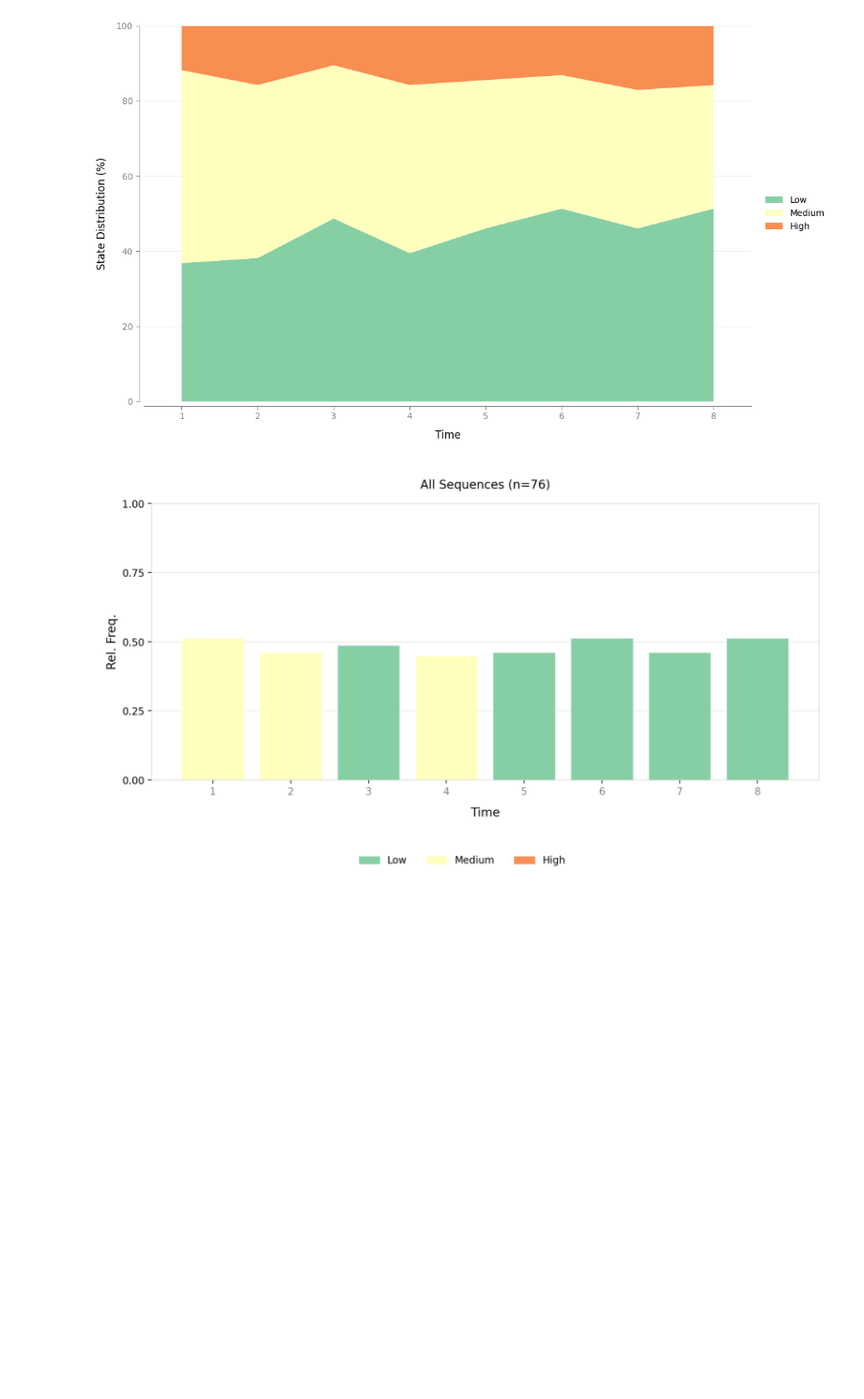
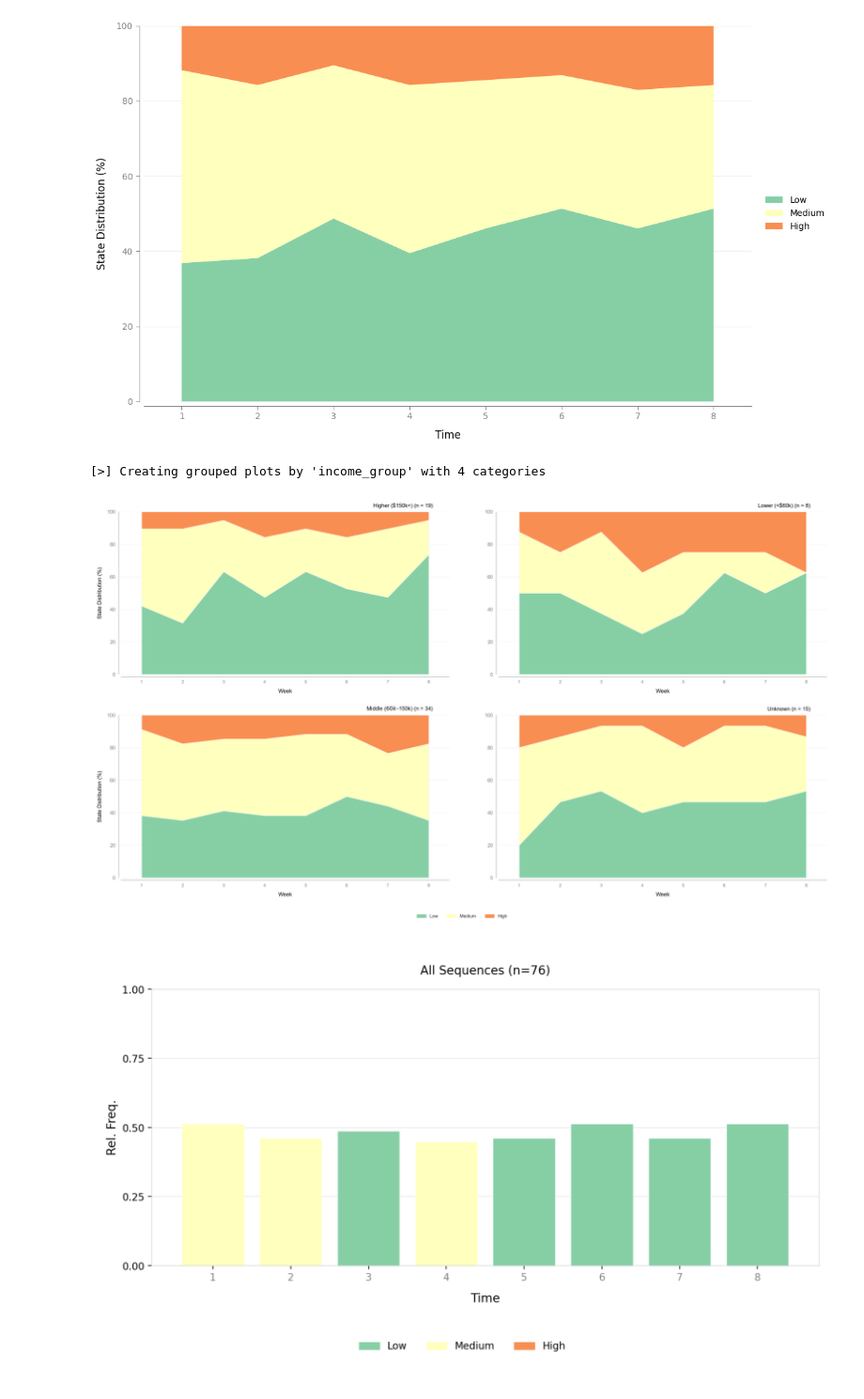
Before and after one commit to Liang-Team/Sequenzo, a Jupyter notebook: original_datasets_and_cleaning/stress/analysis/stress_typical_workflow.ipynb, the cells around one changed output. Shown at 94% size. Drawn from its saved outputs; the diff is of its cells as text; code cells hidden in the pictures; blank space fills up the shorter version.

```diff
--- a/original_datasets_and_cleaning/stress/analysis/stress_typical_workflow.ipynb
+++ b/original_datasets_and_cleaning/stress/analysis/stress_typical_workflow.ipynb
@@ -193,6 +182,16 @@ plot_transition_matrix(sequence_data)
 plot_state_distribution(sequence_data)
 # %% [output]
 [figure]
+# %%
+plot_state_distribution(sequence_data,
+                        group_by_column='income_group',
+                        nrows=2,
+                        ncols=2,
+                        xlabel='Week',
+                        )
+# %% [output]
+[>] Creating grouped plots by 'income_group' with 4 categories
+[figure, added]
 # %%
 plot_modal_state(sequence_data)
 # %% [output]
```
Also changed, not shown: parts of 3 cells of this notebook, 4 other files.
